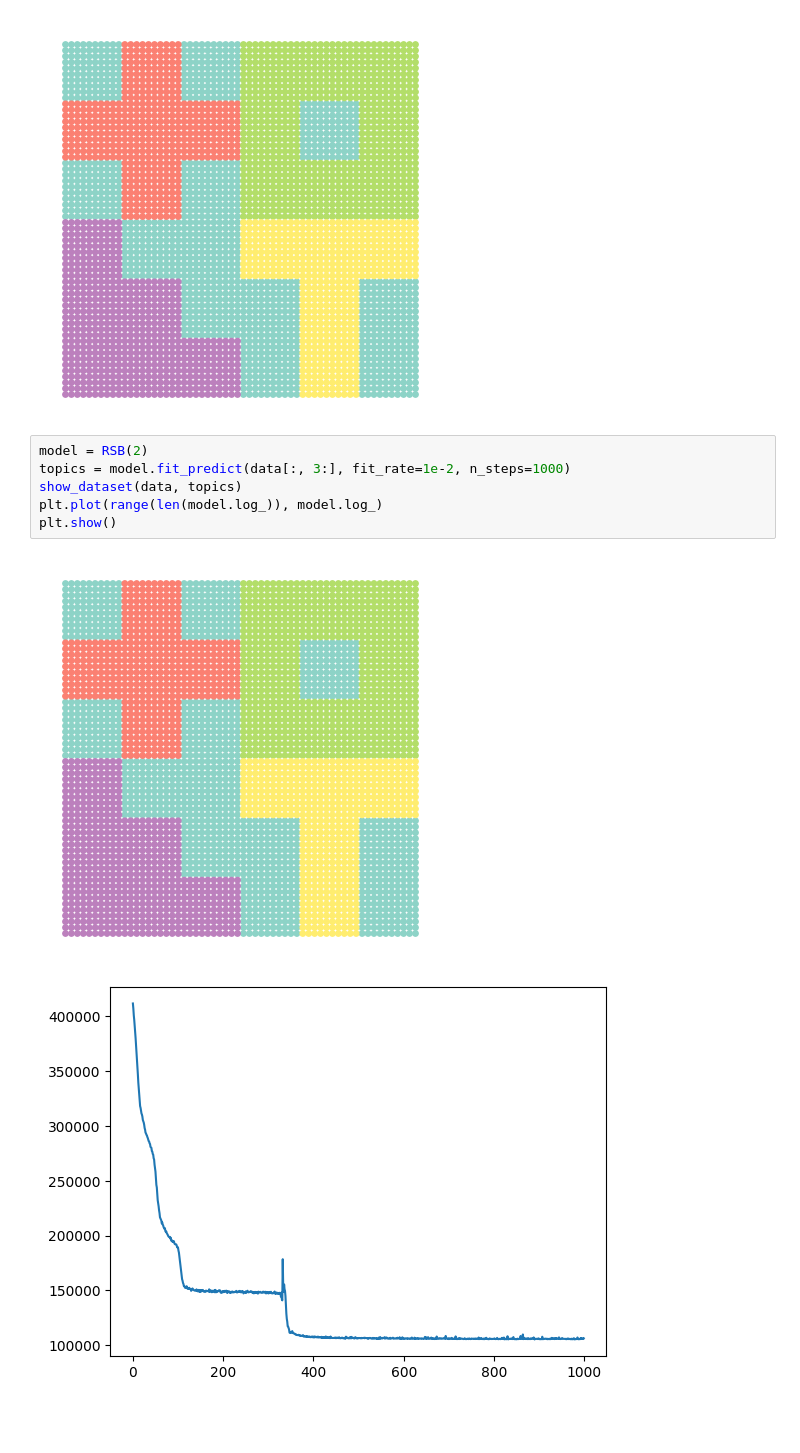
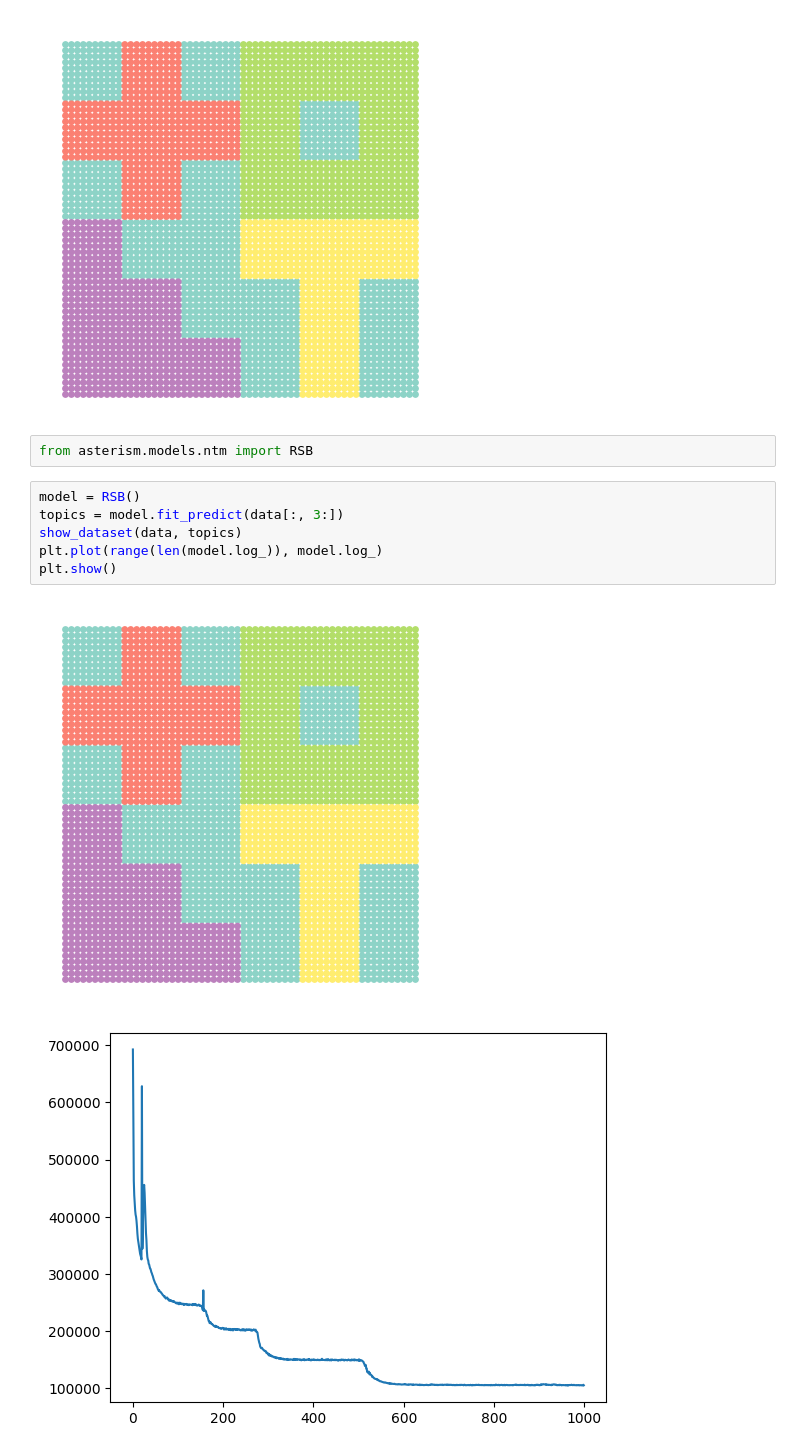
Before and after one commit to craigfouts/asterism, a Jupyter notebook: notebooks/sandbox.ipynb, the cells around one changed output. Saved outputs shown, nothing was run; the diff lists cells and outputs as text; blank space fills up the shorter version.

Commit message:
Added polished implementation of RSB neural topic model

```diff
--- a/notebooks/sandbox.ipynb
+++ b/notebooks/sandbox.ipynb
@@ -115,12 +115,14 @@ data, labels = make_dataset(return_tensor=True)
 show_dataset(data, labels)
 # %% [output]
 [figure]
+# %%
+from asterism.models.ntm import RSB
 # %%
-model = RSB(2)
-topics = model.fit_predict(data[:, 3:], fit_rate=1e-2, n_steps=1000)
+model = RSB()
+topics = model.fit_predict(data[:, 3:])
 show_dataset(data, topics)
 plt.plot(range(len(model.log_)), model.log_)
 plt.show()
 # %% [output]
 [figure]
-[figure, old version]
+[figure, new version]
```
Also changed, not shown: parts of 1 cell of this notebook, 3 other files.
